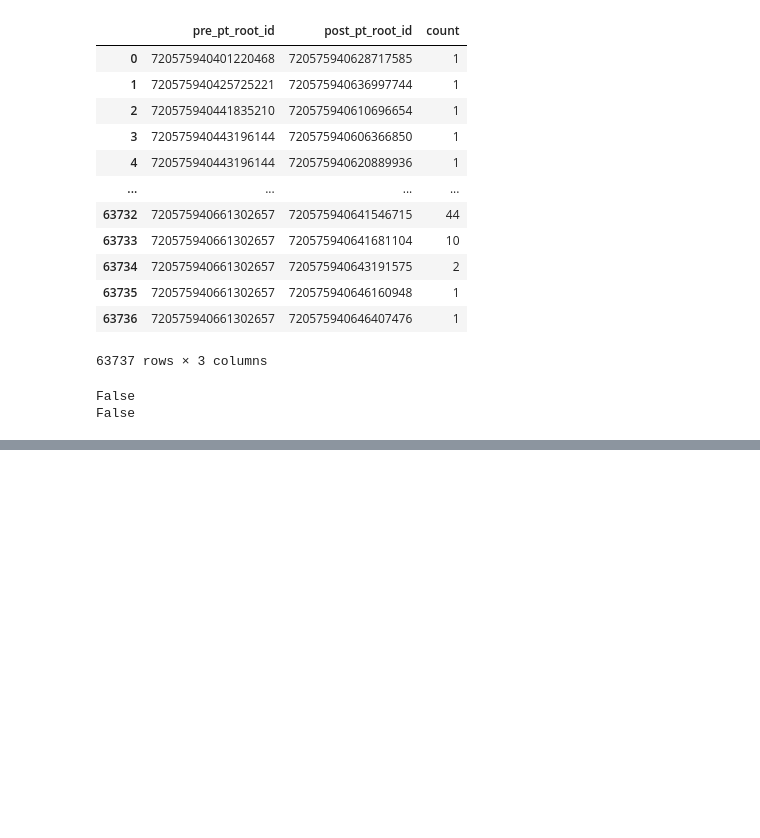
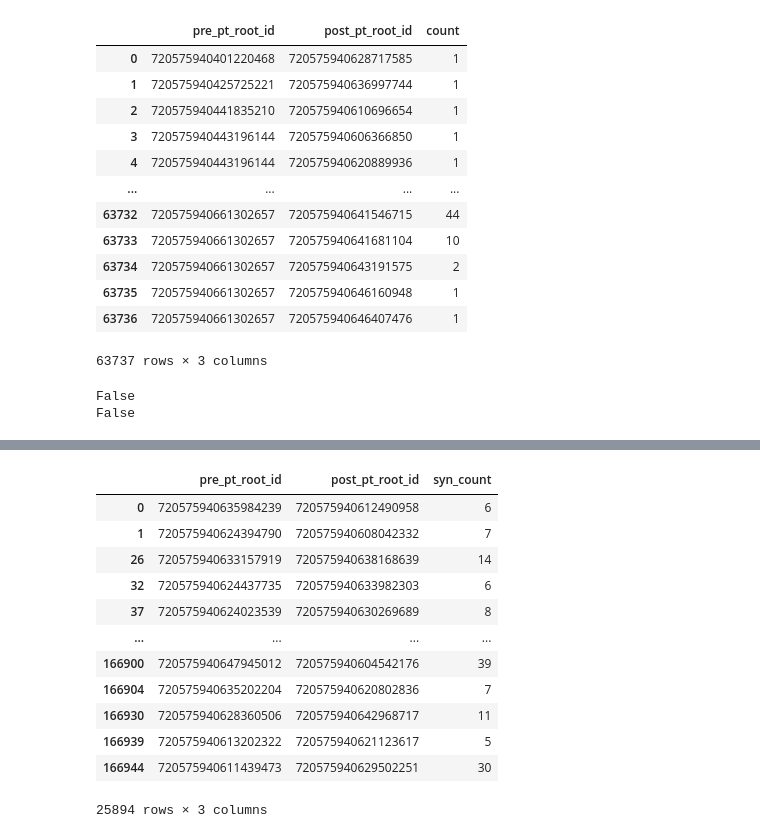
Before and after one commit to Gutierrez-lab/flybrain-clustering-rhessa, a Jupyter notebook: FlyWire/oviposition_sandbox.ipynb, the cells around one changed output, grey strips where cells are left out. Drawn from its saved outputs; the diff is of its cells as text; code cells hidden in the pictures; blank space fills up the shorter version.

```diff
--- a/FlyWire/oviposition_sandbox.ipynb
+++ b/FlyWire/oviposition_sandbox.ipynb
@@ -497,0 +550,18 @@ False
+# %%
+# Filter out connections less than 5 syn_count
+oviIN_connections = oviIN_connections[oviIN_connections['syn_count'] >= 5]
+oviIN_connections
+# %% [output]
+|  | pre_pt_root_id | post_pt_root_id | syn_count |
+| 0 | 720575940635984239 | 720575940612490958 | 6 |
+| 1 | 720575940624394790 | 720575940608042332 | 7 |
+| 26 | 720575940633157919 | 720575940638168639 | 14 |
+| 32 | 720575940624437735 | 720575940633982303 | 6 |
+| 37 | 720575940624023539 | 720575940630269689 | 8 |
+| ... | ... | ... | ... |
+| 166900 | 720575940647945012 | 720575940604542176 | 39 |
+| 166904 | 720575940635202204 | 720575940620802836 | 7 |
+| 166930 | 720575940628360506 | 720575940642968717 | 11 |
+| 166939 | 720575940613202322 | 720575940621123617 | 5 |
+| 166944 | 720575940611439473 | 720575940629502251 | 30 |
+25894 rows × 3 columns
```
Also changed, not shown: parts of 9 cells of this notebook, 3 other files.
